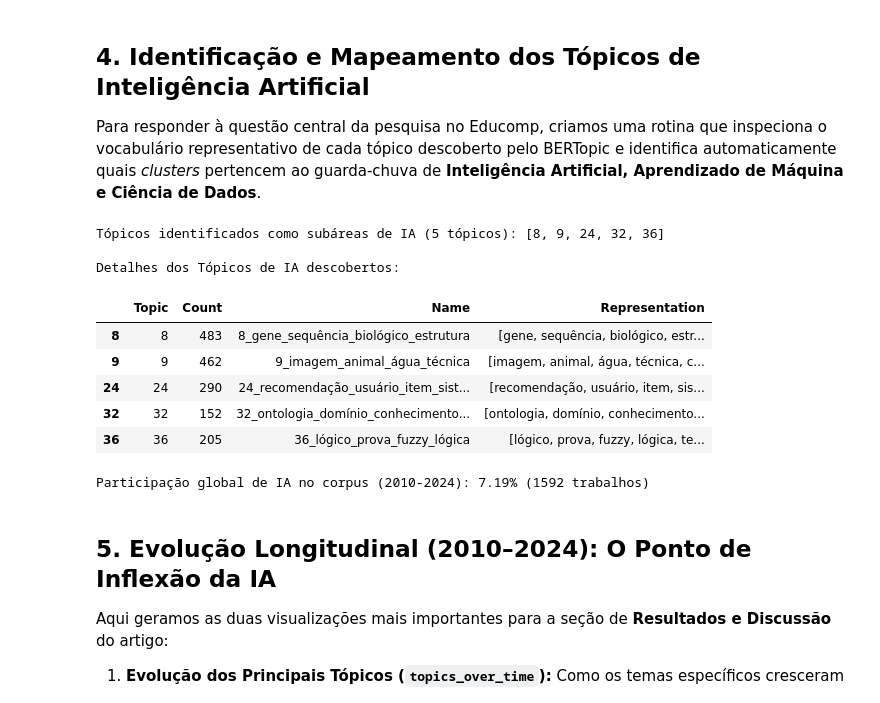
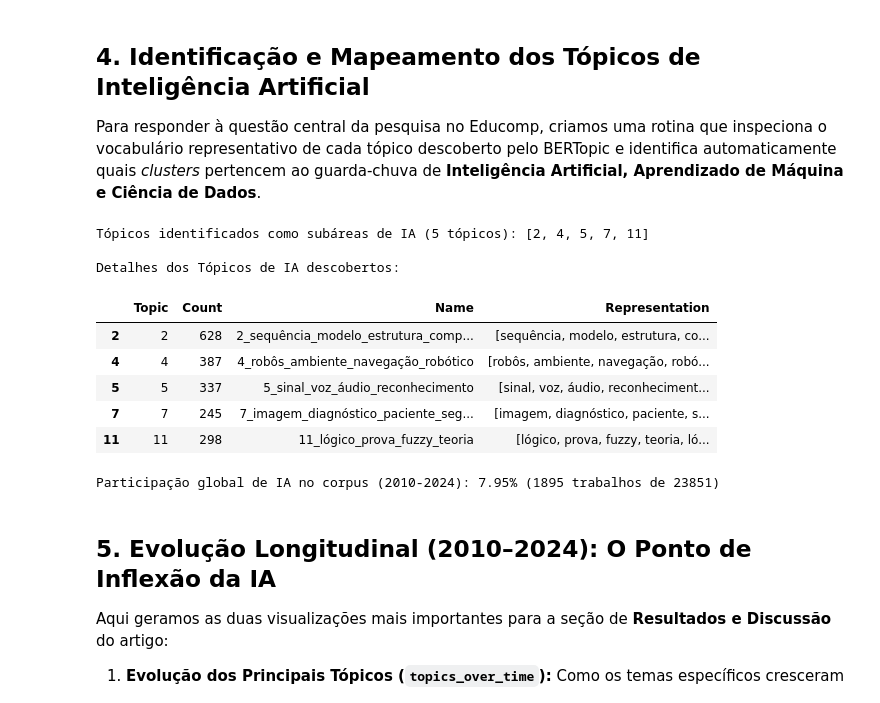
Before and after one commit to diamondxorb/TAC-2026.2, a Jupyter notebook: notebooks/02_modelagem_topicos.ipynb, the cells around one changed output. Saved outputs shown, nothing was run; the diff lists cells and outputs as text; code cells hidden in the pictures.

```diff
--- a/notebooks/02_modelagem_topicos.ipynb
+++ b/notebooks/02_modelagem_topicos.ipynb
@@ -58,10 +58,17 @@ embedding_model = SentenceTransformer(modelo_embedding_nome, device=device)
 
 documentos = df['RESUMO_LIMPO'].tolist()
 
+recalcular = True
 if os.path.exists(caminho_embeddings):
-    print("Carregando embeddings pré-calculados do disco...")
     embeddings = np.load(caminho_embeddings)
-else:
+    if embeddings.shape[0] == len(documentos):
+        print("Carregando embeddings pré-calculados do disco...")
+        recalcular = False
+    else:
+        print(f"Inconsistência: {len(documentos)} documentos vs {embeddings.shape[0]} embeddings salvos.")
+        print("Recalculando os embeddings para sincronizar com a base atual...")
+
+if recalcular:
     print("Calculando embeddings dos resumos (isso pode levar alguns minutos)...")
     embeddings = embedding_model.encode(
         documentos,
@@ -167,52 +177,53 @@ Total de tópicos temáticos descobertos (excluindo -1): 36
 ## 4. Identificação e Mapeamento dos Tópicos de Inteligência Artificial
 Para responder à questão central da pesquisa no Educomp, criamos uma rotina que inspeciona o vocabulário representativo de cada tópico descoberto pelo BERTopic e identifica automaticamente quais *clusters* pertencem ao guarda-chuva de **Inteligência Artificial, Aprendizado de Máquina e Ciência de Dados**.
 # %%
-# Vocabulário semente característico de IA / ML / Data Science (lematizado)
+# Vocabulário semente expandido de IA / ML / Data Science / Visão / PLN (considerando variações de lematização)
 termos_ia = {
-    'inteligência artificial', 'aprendizado máquina', 'machine learning',
+    'inteligência artificial', 'aprendizado', 'aprendizagem', 'machine learning',
     'rede neural', 'deep learning', 'aprendizado profundo', 'classificação',
     'classificador', 'predição', 'preditivo', 'mineração', 'clusterização',
-    'processamento linguagem', 'nlp', 'visão computacional', 'reconhecimento padrão',
-    'algoritmo genético', 'evolutivo', 'aprendizado reforço', 'heurística',
-    'sistema recomendação', 'ontologia', 'semântico', 'fuzzy', 'treinamento'
+    'linguagem', 'nlp', 'visão computacional', 'reconhecimento', 'facial', 'face',
+    'genético', 'evolutivo', 'reforço', 'heurística',
+    'recomendação', 'ontologia', 'semântico', 'fuzzy', 'treinamento', 'robô', 'robótica'
 }
 
 topicos_ia_ids = []
 
 for idx, row in info_topicos.iterrows():
-    t_id = row['Topic']
+    t_id = int(row['Topic'])
     if t_id == -1:
         continue
-    # Extrai as 10 palavras principais do tópico
-    palavras_topico = [palavra for palavra, peso in topic_model.get_topic(t_id)]
-    texto_topico = " ".join(palavras_topico)
+    # Extrai as 10 palavras principais do tópico e junta com o nome do tópico
+    palavras_topico = [palavra.lower() for palavra, peso in topic_model.get_topic(t_id)]
+    texto_topico = " ".join(palavras_topico) + " " + str(row['Name']).lower()
 
-    # Verifica interseção com termos de IA
+    # Verifica interseção por substring com os termos de IA
     if any(termo in texto_topico for termo in termos_ia):
         topicos_ia_ids.append(t_id)
 
 print(f"Tópicos identificados como subáreas de IA ({len(topicos_ia_ids)} tópicos): {topicos_ia_ids}\n")
 print("Detalhes dos Tópicos de IA descobertos:")
-display(info_topicos[info_topicos['Topic'].isin(topicos_ia_ids)][['Topic', 'Count', 'Name', 'Representation']])
+df_topicos_ia_detalhes = info_topicos[info_topicos['Topic'].isin(topicos_ia_ids)][['Topic', 'Count', 'Name', 'Representation']]
+display(df_topicos_ia_detalhes)
 
-# Adiciona metadados do tópico e a flag binária IS_IA no DataFrame principal
+# Adiciona metadados do tópico e a flag binária IS_IA corrigida no DataFrame principal
 mapa_nomes = dict(zip(info_topicos['Topic'], info_topicos['Name']))
 df['TOPICO_NOME'] = df['TOPICO_ID'].map(mapa_nomes)
 df['IS_IA'] = df['TOPICO_ID'].isin(topicos_ia_ids).astype(int)
 
 percentual_ia = df['IS_IA'].mean() * 100
-print(f"\nParticipação global de IA no corpus (2010-2024): {percentual_ia:.2f}% ({df['IS_IA'].sum()} trabalhos)")
+print(f"\nParticipação global de IA no corpus (2010-2024): {percentual_ia:.2f}% ({df['IS_IA'].sum()} trabalhos de {len(df)})")
 # %% [output]
-Tópicos identificados como subáreas de IA (5 tópicos): [8, 9, 24, 32, 36]
+Tópicos identificados como subáreas de IA (5 tópicos): [2, 4, 5, 7, 11]
 
 Detalhes dos Tópicos de IA descobertos:
 |  | Topic | Count | Name | Representation |
-| 8 | 8 | 483 | 8_gene_sequência_biológico_estrutura | [gene, sequência, biológico, estr... |
-| 9 | 9 | 462 | 9_imagem_animal_água_técnica | [imagem, animal, água, técnica, c... |
-| 24 | 24 | 290 | 24_recomendação_usuário_item_sist... | [recomendação, usuário, item, sis... |
-| 32 | 32 | 152 | 32_ontologia_domínio_conhecimento... | [ontologia, domínio, conhecimento... |
-| 36 | 36 | 205 | 36_lógico_prova_fuzzy_lógica | [lógico, prova, fuzzy, lógica, te... |
+| 2 | 2 | 628 | 2_sequência_modelo_estrutura_comp... | [sequência, modelo, estrutura, co... |
+| 4 | 4 | 387 | 4_robôs_ambiente_navegação_robótico | [robôs, ambiente, navegação, robó... |
+| 5 | 5 | 337 | 5_sinal_voz_áudio_reconhecimento | [sinal, voz, áudio, reconheciment... |
+| 7 | 7 | 245 | 7_imagem_diagnóstico_paciente_seg... | [imagem, diagnóstico, paciente, s... |
+| 11 | 11 | 298 | 11_lógico_prova_fuzzy_teoria | [lógico, prova, fuzzy, teoria, ló... |
-Participação global de IA no corpus (2010-2024): 7.19% (1592 trabalhos)
+Participação global de IA no corpus (2010-2024): 7.95% (1895 trabalhos de 23851)
 # %% [markdown]
 ## 5. Evolução Longitudinal (2010–2024): O Ponto de Inflexão da IA
 Aqui geramos as duas visualizações mais importantes para a seção de **Resultados e Discussão** do artigo:
```
Also changed, not shown: parts of 10 cells of this notebook, 11 other files.
